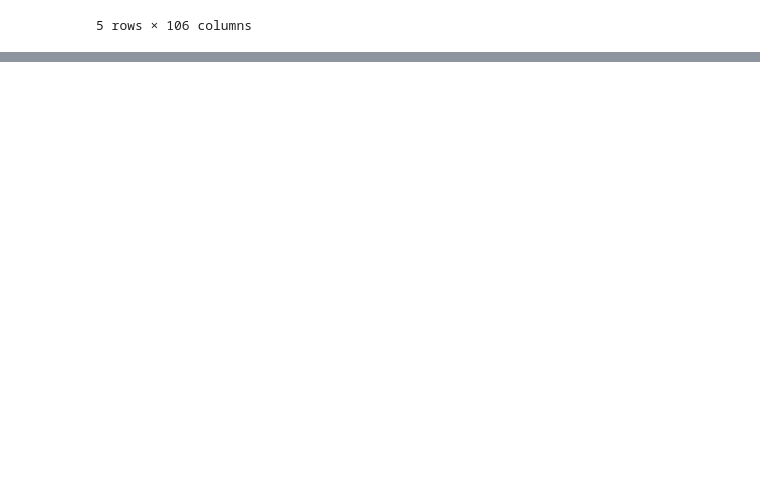
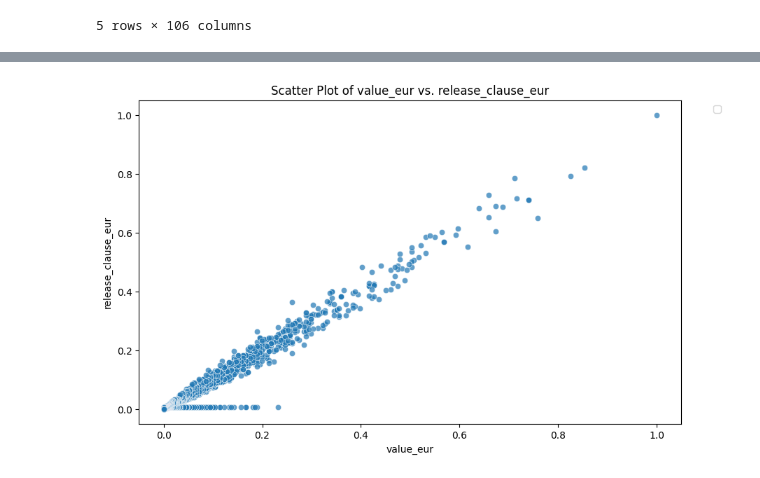
Before and after one commit to Krishil-Parikh/Bazinga_CodeClash, a Jupyter notebook: compute-task-2.ipynb, the cells around one changed output, grey strips where cells are left out. Saved outputs shown, nothing was run; the diff lists cells and outputs as text; code cells hidden in the pictures; blank space fills up the shorter version.

Commit message:
Kaggle Notebook | compute_task_2 | Version 2

```diff
--- a/compute-task-2.ipynb
+++ b/compute-task-2.ipynb
@@ -68,0 +74,2 @@ fifa_df.head()
+# %%
+fifa_df=fifa_df.drop(columns=['defending_marking'],axis=1)
@@ -68,0 +116,7 @@ fifa_df.head()
+# %%
+numerical_columns = fifa_df.select_dtypes(include=['float64', 'int64']).columns
+categorical_columns = fifa_df.select_dtypes(include=['object']).columns\
+# Create DataFrame for numerical and categorical columns
+df_numerical = fifa_df[numerical_columns]
+
+df_categorical = fifa_df[categorical_columns]
@@ -68,0 +141,9 @@ fifa_df.head()
+# %%
+# Impute missing values with the median/mean for numerical columns
+from sklearn.impute import SimpleImputer
+imputer=SimpleImputer(strategy='median')
+df_numerical.isna().sum()
+#the first step in imputation is to fit the imputer to the data i.e compute the chosen stats for each column in the dataset
+
+imputed_col=pd.DataFrame(imputer.fit(df_numerical).transform(df_numerical),columns=numerical_columns)
+imputed_col
@@ -68,0 +179,5 @@ fifa_df.head()
+# %%
+from sklearn.preprocessing import MinMaxScaler
+scaler=MinMaxScaler()
+numeric_df2 = pd.DataFrame(scaler.fit_transform(imputed_col), columns=numerical_columns)
+numeric_df2
@@ -68,0 +285,11 @@ fifa_df.head()
+# %%
+# Scatter plot of Overall vs. Value
+plt.figure(figsize=(10, 6))
+sns.scatterplot(x='value_eur', y='release_clause_eur', data=numeric_df2, palette='Set1', alpha=0.7)
+plt.title('Scatter Plot of value_eur vs. release_clause_eur')
+plt.xlabel('value_eur')
+plt.ylabel('release_clause_eur')
+plt.legend(bbox_to_anchor=(1.05, 1), loc='upper left')
+plt.show()
+# %% [output]
+[figure, added]
```
Also changed, not shown: parts of 23 cells of this notebook.
